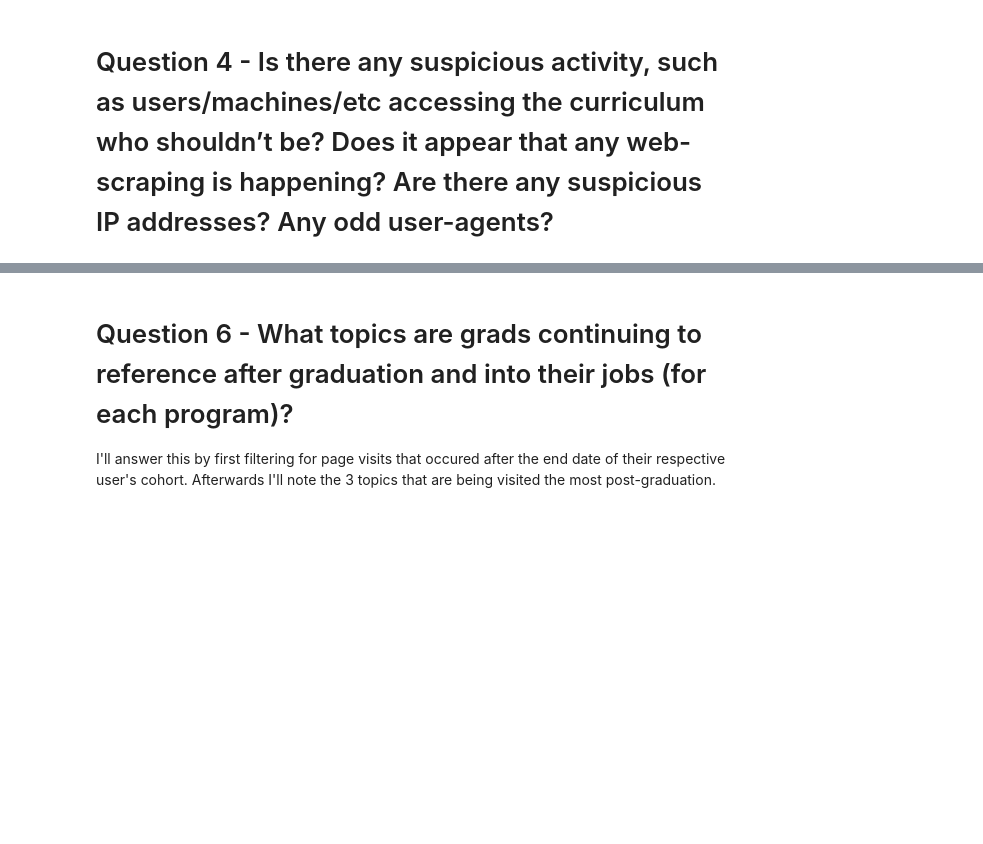
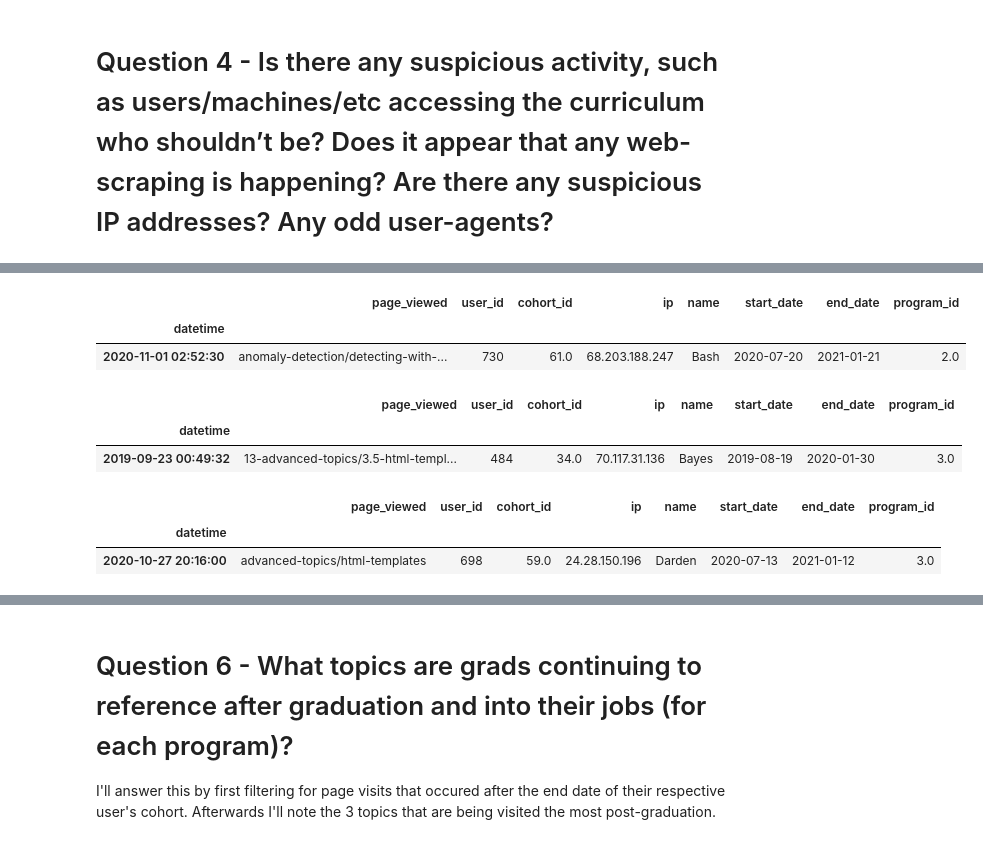
Before and after one commit to SamuelD-Data/anomaly-detection-project, a Jupyter notebook: anomaly_detection_project_notebook.ipynb, the cells around one changed output, grey strips where cells are left out. Cells and saved outputs as stored; diff of their text form; code cells hidden in the pictures; blank space fills up the shorter version.

```diff
--- a/anomaly_detection_project_notebook.ipynb
+++ b/anomaly_detection_project_notebook.ipynb
@@ -1036,0 +1050,7 @@ User 487 may be an one-time alternate user profile for a Bayes student since the
+# %%
+# checking last date of the entries found
+wd_cross_access[wd_cross_access.index == wd_cross_access.index.max()]
+# %% [output]
+|  | page_viewed | user_id | cohort_id | ip | name | start_date | end_date | program_id |
+| datetime |  |  |  |  |  |  |  |  |
+| 2020-11-01 02:52:30 | anomaly-detection/detecting-with-... | 730 | 61.0 | 68.203.188.247 | Bash | 2020-07-20 | 2021-01-21 | 2.0 |
@@ -1036,0 +1062,14 @@ User 487 may be an one-time alternate user profile for a Bayes student since the
+# %%
+# checking earliest date of the entries found
+ds_cross_access[ds_cross_access.index == ds_cross_access.index.min()]
+# %% [output]
+|  | page_viewed | user_id | cohort_id | ip | name | start_date | end_date | program_id |
+| datetime |  |  |  |  |  |  |  |  |
+| 2019-09-23 00:49:32 | 13-advanced-topics/3.5-html-templ... | 484 | 34.0 | 70.117.31.136 | Bayes | 2019-08-19 | 2020-01-30 | 3.0 |
+# %%
+# checking latest date of the entries found
+ds_cross_access[ds_cross_access.index == ds_cross_access.index.max()]
+# %% [output]
+|  | page_viewed | user_id | cohort_id | ip | name | start_date | end_date | program_id |
+| datetime |  |  |  |  |  |  |  |  |
+| 2020-10-27 20:16:00 | advanced-topics/html-templates | 698 | 59.0 | 24.28.150.196 | Darden | 2020-07-13 | 2021-01-12 | 3.0 |
```
Also changed, not shown: parts of 5 cells of this notebook.
